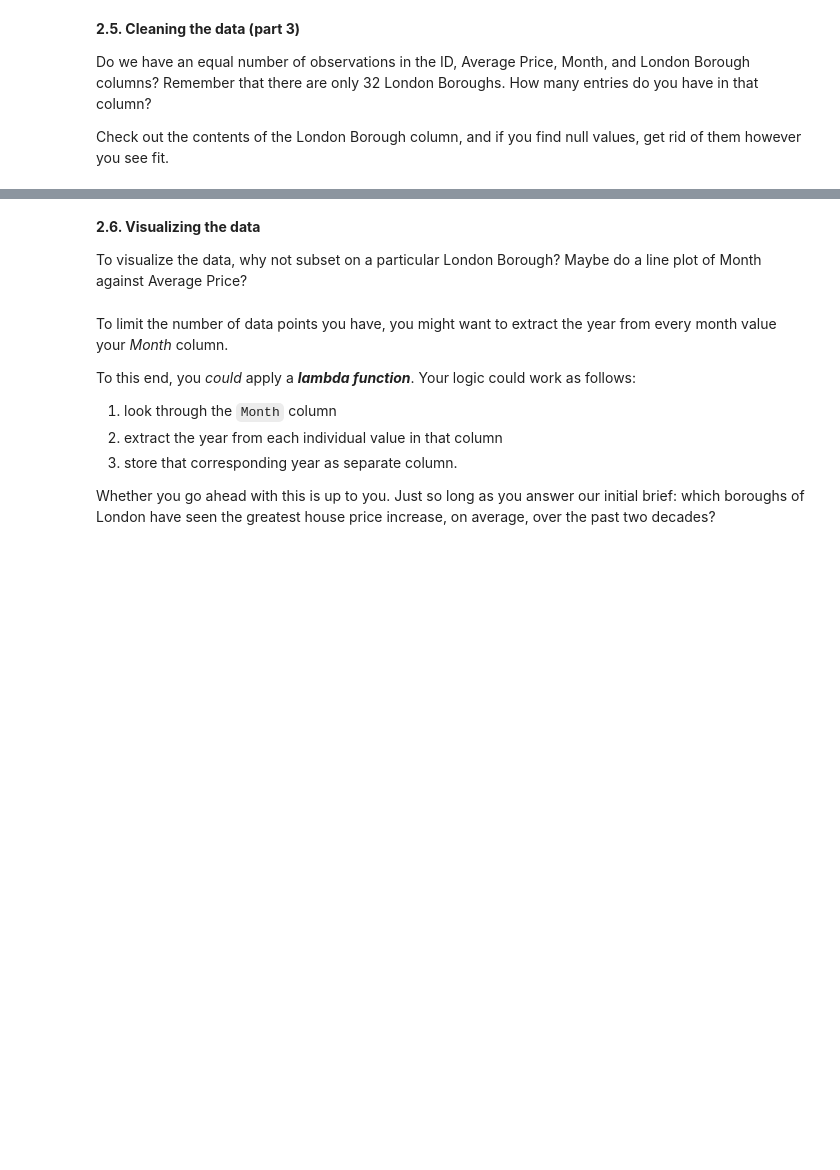
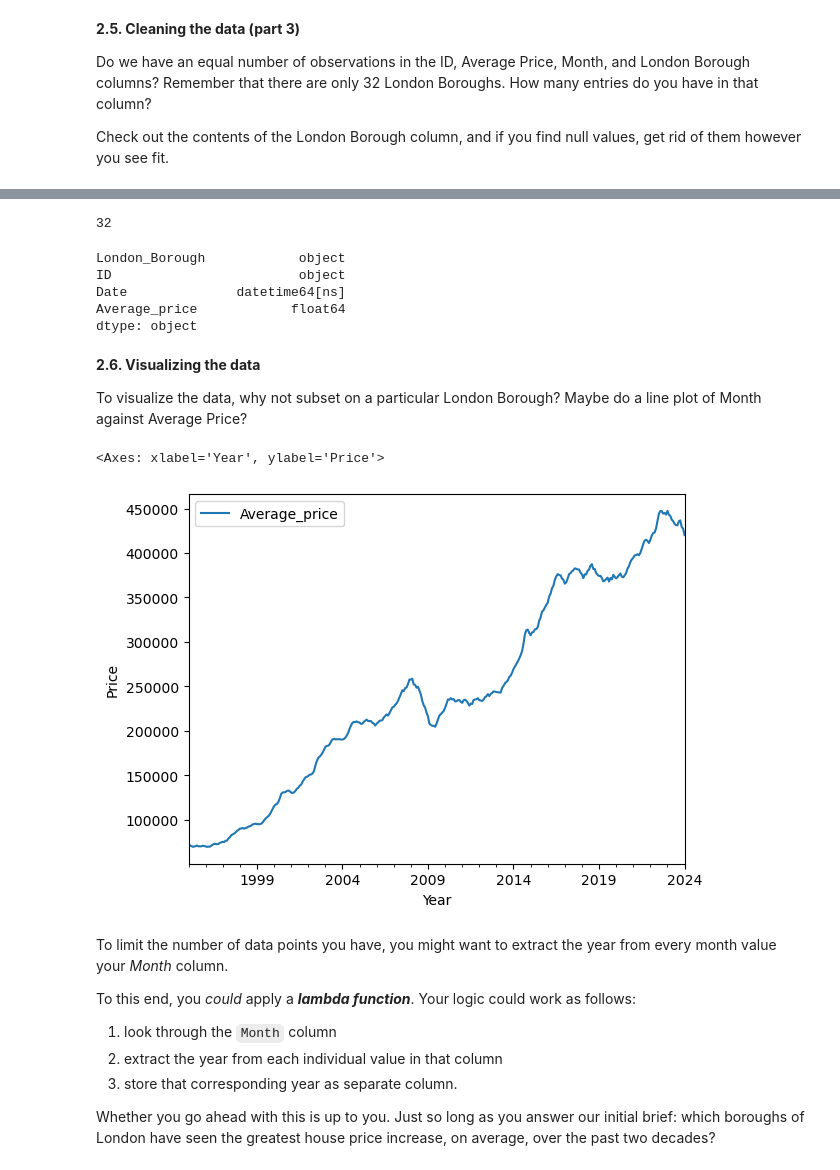
Before and after one commit to Sumitsahu896/Springboard_ds_j23, a Jupyter notebook: Assignments/London Housing/Unit 4 Challenge - Tier 3.ipynb, the cells around one changed output, grey strips where cells are left out. Saved outputs shown, nothing was run; the diff lists cells and outputs as text; code cells hidden in the pictures; blank space fills up the shorter version.

```diff
--- a/Assignments/London Housing/Unit 4 Challenge - Tier 3.ipynb
+++ b/Assignments/London Housing/Unit 4 Challenge - Tier 3.ipynb
@@ -274,3 +361,8 @@ dtype: int64
+# %%
+clean_properties = clean_properties.drop(clean_properties[clean_properties['London_Borough'] == 'Unnamed: 34'].index) # Drop the rows where the London_Borough column is 'Unnamed: 34'
+clean_properties = clean_properties.drop(clean_properties[clean_properties['London_Borough'] == 'Unnamed: 37'].index) # Drop the rows where the London_Borough column is 'Unnamed: 37'
+clean_properties = clean_properties.drop(clean_properties[clean_properties['London_Borough'] == 'Unnamed: 0'].index)
+clean_properties = clean_properties.drop(clean_properties[clean_properties['London_Borough'] == 'Unnamed: 47'].index)
 # %%
 clean_properties['London_Borough'].unique()
 # %% [output]
@@ -289,7 +431,42 @@ array(['City of London', 'Barking & Dagenham', 'Barnet', 'Bexley',
+# %%
+non_boroughs = ['City of London',
+                'Inner London',
+                'Outer London',
+                'NORTH EAST',
+                'NORTH WEST',
+                'YORKS & THE HUMBER',
+                'EAST MIDLANDS',
+                'WEST MIDLANDS',
+                'EAST OF ENGLAND',
+                'LONDON',
+                'SOUTH EAST',
+                'SOUTH WEST',
+                'England']
+# %%
+clean_properties = clean_properties[~clean_properties['London_Borough'].isin(non_boroughs)]
+# %%
+clean_properties['London_Borough'].nunique()
+# %% [output]
+32
+# %%
+clean_properties.dtypes
+# %% [output]
+London_Borough            object
+ID                        object
+Date              datetime64[ns]
+Average_price            float64
+dtype: object
 # %% [markdown]
 **2.6. Visualizing the data**
 
 To visualize the data, why not subset on a particular London Borough? Maybe do a line plot of Month against Average Price?
+# %%
+sutton_prices = clean_properties[clean_properties['London_Borough'] == 'Sutton'] # Display the rows where the London_Borough column is 'Sutton'
+
+sutton_prices.plot(kind='line', x='Date', y='Average_price', xlabel='Year', ylabel='Price') # Plot the Average_price column against the Date column
+# %% [output]
+<Axes: xlabel='Year', ylabel='Price'>
+[figure, added]
 # %% [markdown]
 To limit the number of data points you have, you might want to extract the year from every month value your *Month* column.
 
```
Also changed, not shown: parts of 25 cells of this notebook, 6 other files.
